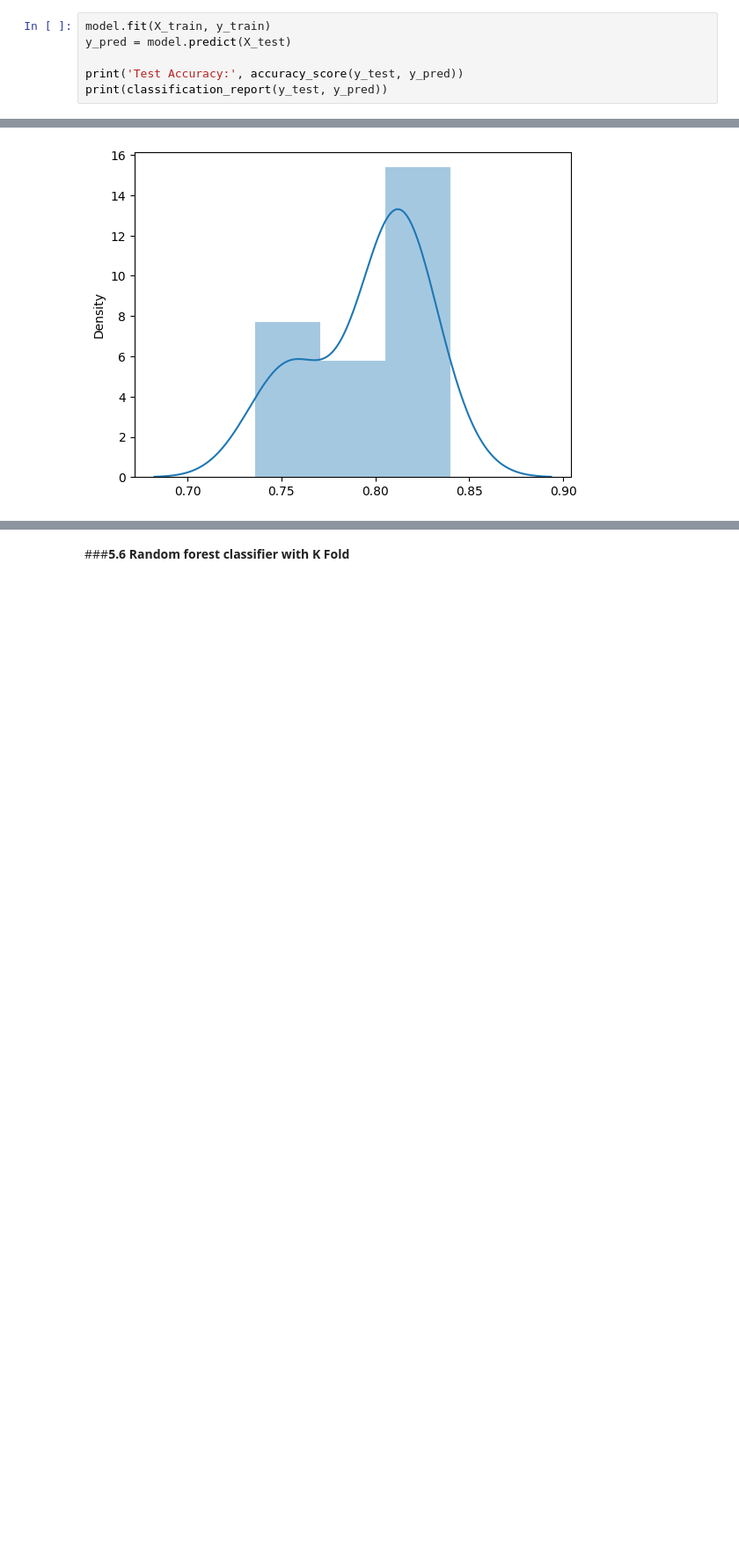
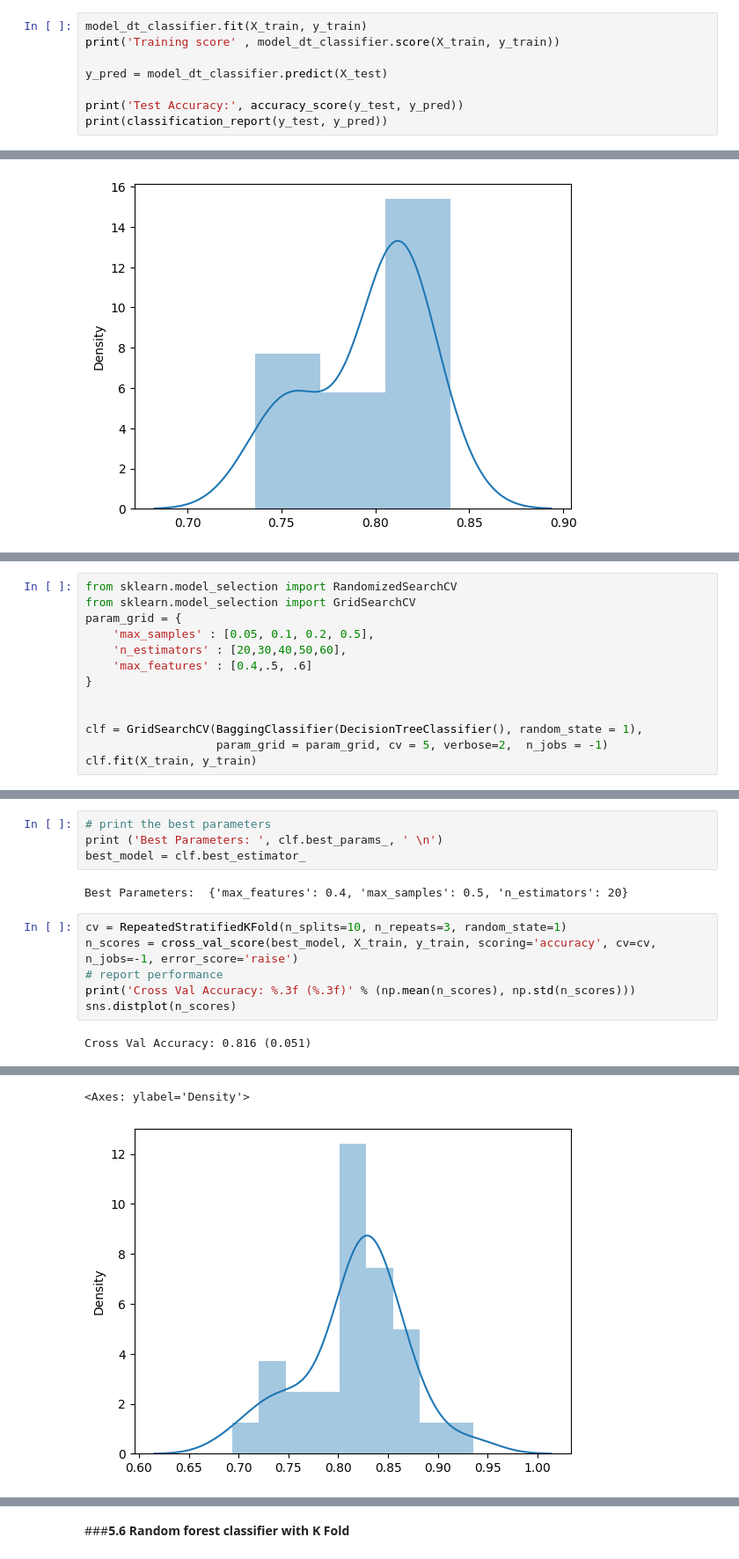
Before and after one commit to jagannathbalachandran/kaggle, a Jupyter notebook: Titanic/Titanic.ipynb, the cells around one changed output, grey strips where cells are left out. Shown at 88% size. Drawn from its saved outputs; the diff is of its cells as text; blank space fills up the shorter version.

```diff
--- a/Titanic/Titanic.ipynb
+++ b/Titanic/Titanic.ipynb
@@ -945,6 +950,8 @@ https://gist.github.com/mwaskom/de44147ed2974457ad6372750bbe5751
 # %%
-model.fit(X_train, y_train)
-y_pred = model.predict(X_test)
+model_dt_classifier.fit(X_train, y_train)
+print('Training score' , model_dt_classifier.score(X_train, y_train))
+
+y_pred = model_dt_classifier.predict(X_test)
 
 print('Test Accuracy:', accuracy_score(y_test, y_pred))
 print(classification_report(y_test, y_pred))
@@ -1004,3 +1009,16 @@ Test Accuracy: 0.8022388059701493
     accuracy                           0.80       268
    macro avg       0.79      0.78      0.79       268
 weighted avg       0.80      0.80      0.80       268
+# %%
+from sklearn.model_selection import RandomizedSearchCV
+from sklearn.model_selection import GridSearchCV
+param_grid = {
+    'max_samples' : [0.05, 0.1, 0.2, 0.5],
+    'n_estimators' : [20,30,40,50,60],
+    'max_features' : [0.4,.5, .6]
+}
+
+
+clf = GridSearchCV(BaggingClassifier(DecisionTreeClassifier(), random_state = 1),
+                   param_grid = param_grid, cv = 5, verbose=2,  n_jobs = -1)
+clf.fit(X_train, y_train)
@@ -1006,0 +1035,14 @@ weighted avg       0.80      0.80      0.80       268
+# %%
+# print the best parameters
+print ('Best Parameters: ', clf.best_params_, ' \n')
+best_model = clf.best_estimator_
+# %% [output]
+Best Parameters:  {'max_features': 0.4, 'max_samples': 0.5, 'n_estimators': 20}
+# %%
+cv = RepeatedStratifiedKFold(n_splits=10, n_repeats=3, random_state=1)
+n_scores = cross_val_score(best_model, X_train, y_train, scoring='accuracy', cv=cv, n_jobs=-1, error_score='raise')
+# report performance
+print('Cross Val Accuracy: %.3f (%.3f)' % (np.mean(n_scores), np.std(n_scores)))
+sns.distplot(n_scores)
+# %% [output]
+Cross Val Accuracy: 0.816 (0.051)
@@ -1006,0 +1058,2 @@ weighted avg       0.80      0.80      0.80       268
+<Axes: ylabel='Density'>
+[figure, added]
```
Also changed, not shown: parts of 35 cells of this notebook.
